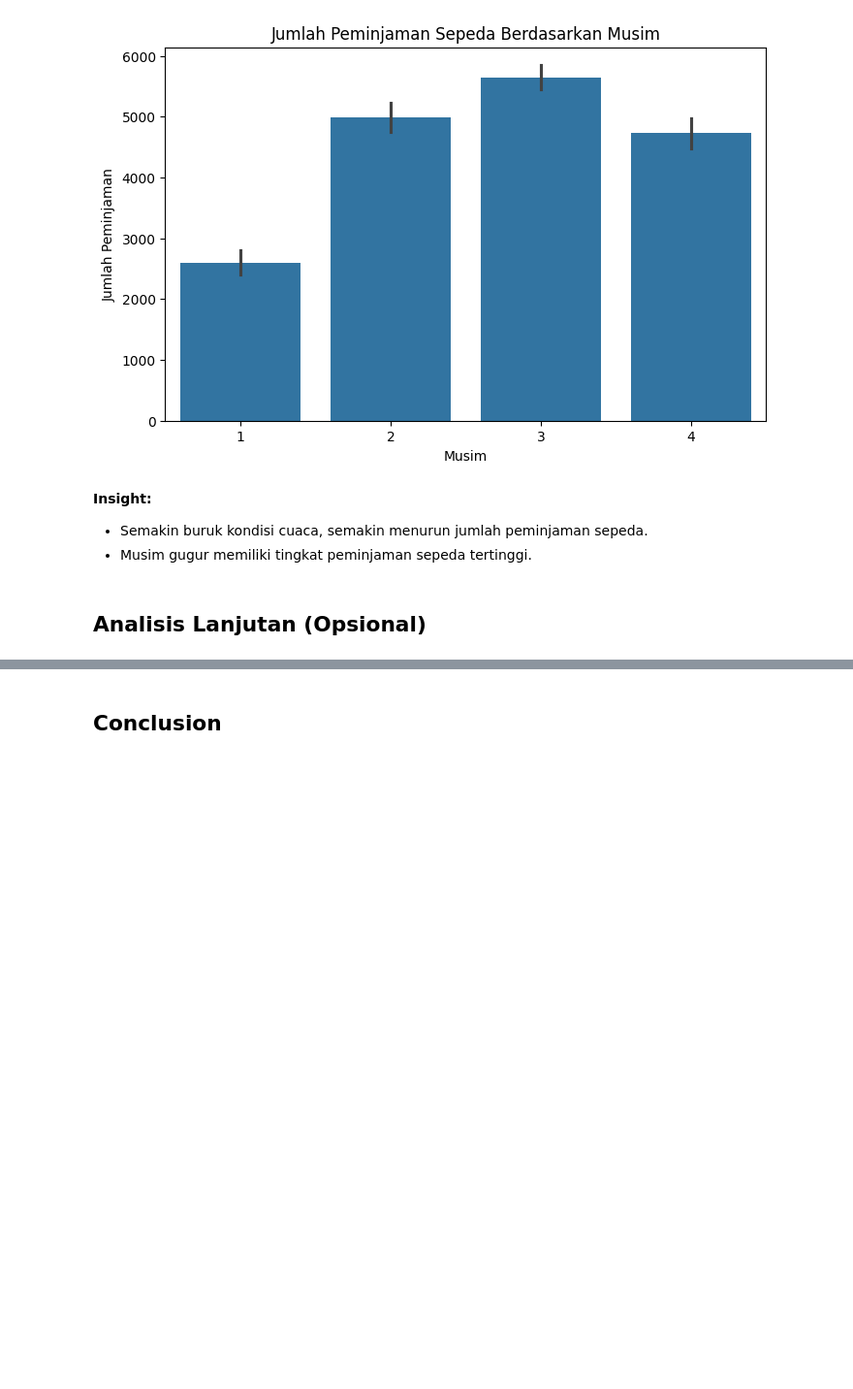
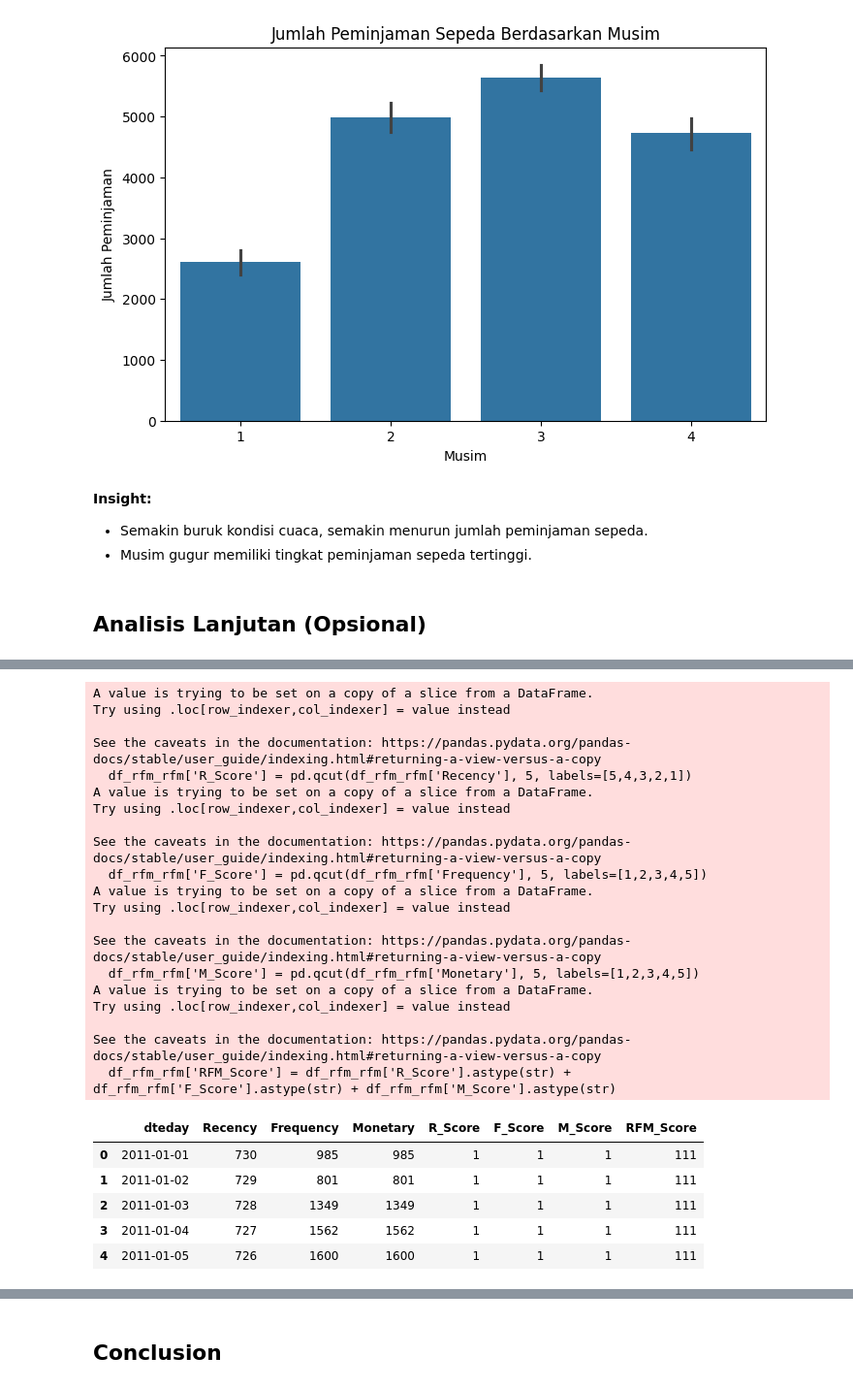
Before and after one commit to vmeisyarah18/Proyek-Analisis-Data-Bike-Sharing, a Jupyter notebook: Proyek_Analisis_Data.ipynb, the cells around one changed output, grey strips where cells are left out. Shown at 97% size. Saved outputs shown, nothing was run; the diff lists cells and outputs as text; code cells hidden in the pictures; blank space fills up the shorter version.

```diff
--- a/Proyek_Analisis_Data.ipynb
+++ b/Proyek_Analisis_Data.ipynb
@@ -127,0 +165,39 @@ plt.show()
+# %%
+# Recency: lebih kecil lebih baik → balik urutan
+df_rfm_rfm['R_Score'] = pd.qcut(df_rfm_rfm['Recency'], 5, labels=[5,4,3,2,1])
+
+# Frequency & Monetary: lebih besar lebih baik
+df_rfm_rfm['F_Score'] = pd.qcut(df_rfm_rfm['Frequency'], 5, labels=[1,2,3,4,5])
+df_rfm_rfm['M_Score'] = pd.qcut(df_rfm_rfm['Monetary'], 5, labels=[1,2,3,4,5])
+
+# gabungkan jadi RFM_Score
+df_rfm_rfm['RFM_Score'] = df_rfm_rfm['R_Score'].astype(str) + df_rfm_rfm['F_Score'].astype(str) + df_rfm_rfm['M_Score'].astype(str)
+
+df_rfm_rfm.head()
+# %% [output]
+A value is trying to be set on a copy of a slice from a DataFrame.
+Try using .loc[row_indexer,col_indexer] = value instead
+
+See the caveats in the documentation: https://pandas.pydata.org/pandas-docs/stable/user_guide/indexing.html#returning-a-view-versus-a-copy
+  df_rfm_rfm['R_Score'] = pd.qcut(df_rfm_rfm['Recency'], 5, labels=[5,4,3,2,1])
+A value is trying to be set on a copy of a slice from a DataFrame.
+Try using .loc[row_indexer,col_indexer] = value instead
+
+See the caveats in the documentation: https://pandas.pydata.org/pandas-docs/stable/user_guide/indexing.html#returning-a-view-versus-a-copy
+  df_rfm_rfm['F_Score'] = pd.qcut(df_rfm_rfm['Frequency'], 5, labels=[1,2,3,4,5])
+A value is trying to be set on a copy of a slice from a DataFrame.
+Try using .loc[row_indexer,col_indexer] = value instead
+
+See the caveats in the documentation: https://pandas.pydata.org/pandas-docs/stable/user_guide/indexing.html#returning-a-view-versus-a-copy
+  df_rfm_rfm['M_Score'] = pd.qcut(df_rfm_rfm['Monetary'], 5, labels=[1,2,3,4,5])
+A value is trying to be set on a copy of a slice from a DataFrame.
+Try using .loc[row_indexer,col_indexer] = value instead
+
+See the caveats in the documentation: https://pandas.pydata.org/pandas-docs/stable/user_guide/indexing.html#returning-a-view-versus-a-copy
+  df_rfm_rfm['RFM_Score'] = df_rfm_rfm['R_Score'].astype(str) + df_rfm_rfm['F_Score'].astype(str) + df_rfm_rfm['M_Score'].astype(str)
+|  | dteday | Recency | Frequency | Monetary | R_Score | F_Score | M_Score | RFM_Score |
+| 0 | 2011-01-01 | 730 | 985 | 985 | 1 | 1 | 1 | 111 |
+| 1 | 2011-01-02 | 729 | 801 | 801 | 1 | 1 | 1 | 111 |
+| 2 | 2011-01-03 | 728 | 1349 | 1349 | 1 | 1 | 1 | 111 |
+| 3 | 2011-01-04 | 727 | 1562 | 1562 | 1 | 1 | 1 | 111 |
+| 4 | 2011-01-05 | 726 | 1600 | 1600 | 1 | 1 | 1 | 111 |
```
Also changed, not shown: parts of 8 cells of this notebook, 1 other file.
